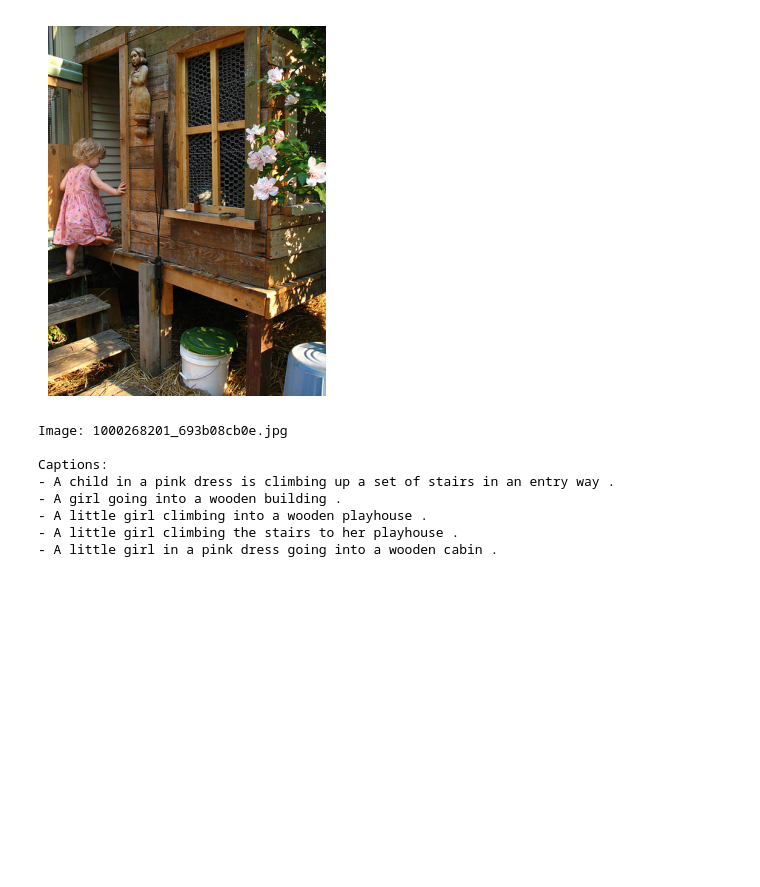
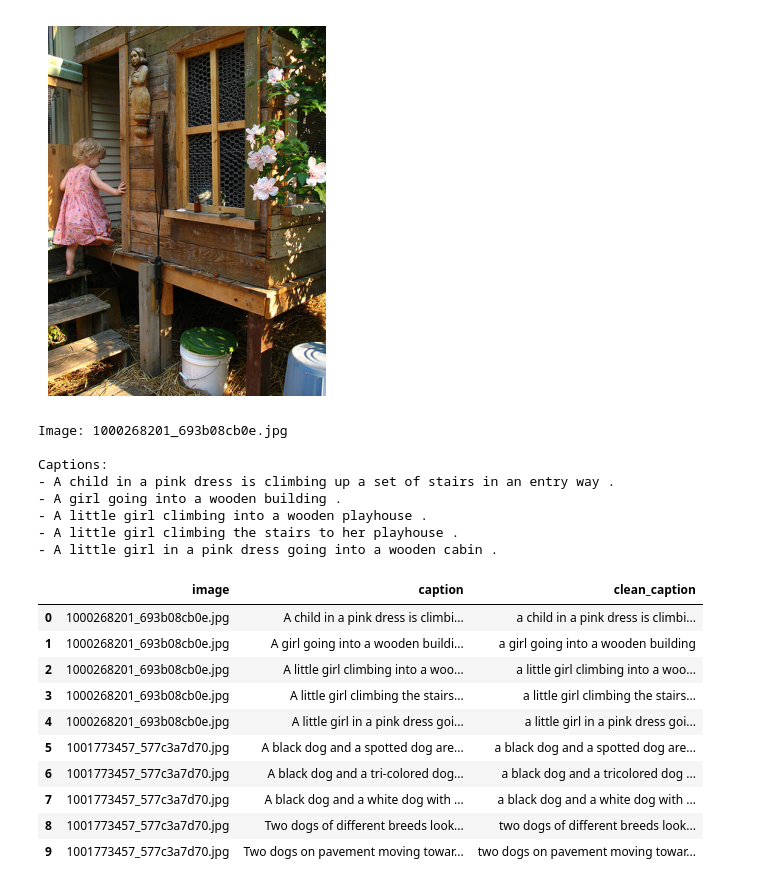
Before and after one commit to Ak1ra777/visual-storyteller, a Jupyter notebook: notebooks/data_and_training.ipynb, the cells around one changed output. Cells and saved outputs as stored; diff of their text form; code cells hidden in the pictures; blank space fills up the shorter version.

```diff
--- a/notebooks/data_and_training.ipynb
+++ b/notebooks/data_and_training.ipynb
@@ -177,0 +182,24 @@ Captions:
+# %%
+import re
+
+def clean_caption(caption: str) -> str:
+    caption = caption.lower()
+    caption = re.sub(r"[^a-z\s]", "", caption)
+    caption = re.sub(r"\s+", " ", caption).strip()
+    return caption
+
+captions_df["clean_caption"] = captions_df["caption"].apply(clean_caption)
+
+captions_df[["image", "caption", "clean_caption"]].head(10)
+# %% [output]
+|  | image | caption | clean_caption |
+| 0 | 1000268201_693b08cb0e.jpg | A child in a pink dress is climbi... | a child in a pink dress is climbi... |
+| 1 | 1000268201_693b08cb0e.jpg | A girl going into a wooden buildi... | a girl going into a wooden building |
+| 2 | 1000268201_693b08cb0e.jpg | A little girl climbing into a woo... | a little girl climbing into a woo... |
+| 3 | 1000268201_693b08cb0e.jpg | A little girl climbing the stairs... | a little girl climbing the stairs... |
+| 4 | 1000268201_693b08cb0e.jpg | A little girl in a pink dress goi... | a little girl in a pink dress goi... |
+| 5 | 1001773457_577c3a7d70.jpg | A black dog and a spotted dog are... | a black dog and a spotted dog are... |
+| 6 | 1001773457_577c3a7d70.jpg | A black dog and a tri-colored dog... | a black dog and a tricolored dog ... |
+| 7 | 1001773457_577c3a7d70.jpg | A black dog and a white dog with ... | a black dog and a white dog with ... |
+| 8 | 1001773457_577c3a7d70.jpg | Two dogs of different breeds look... | two dogs of different breeds look... |
+| 9 | 1001773457_577c3a7d70.jpg | Two dogs on pavement moving towar... | two dogs on pavement moving towar... |
```
Also changed, not shown: parts of 36 cells of this notebook.
